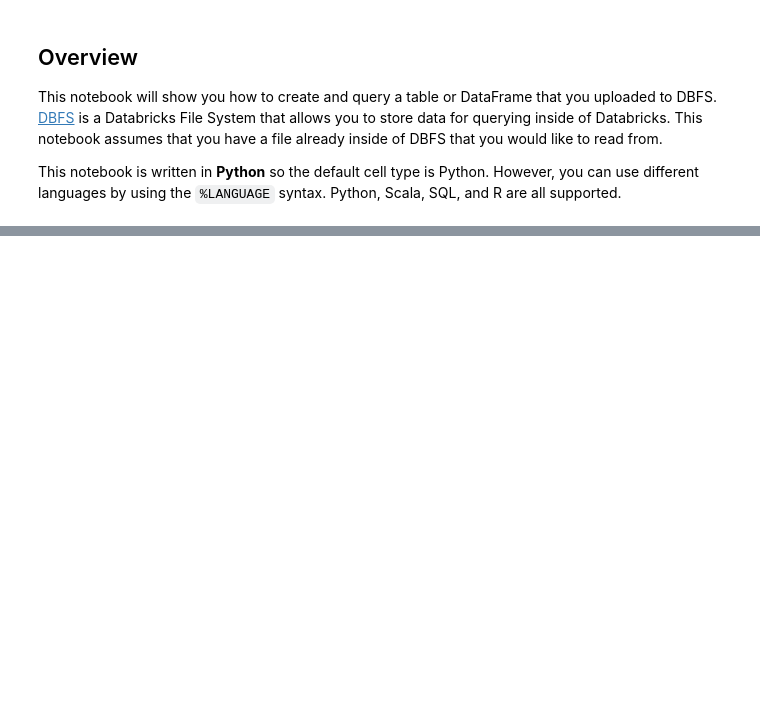
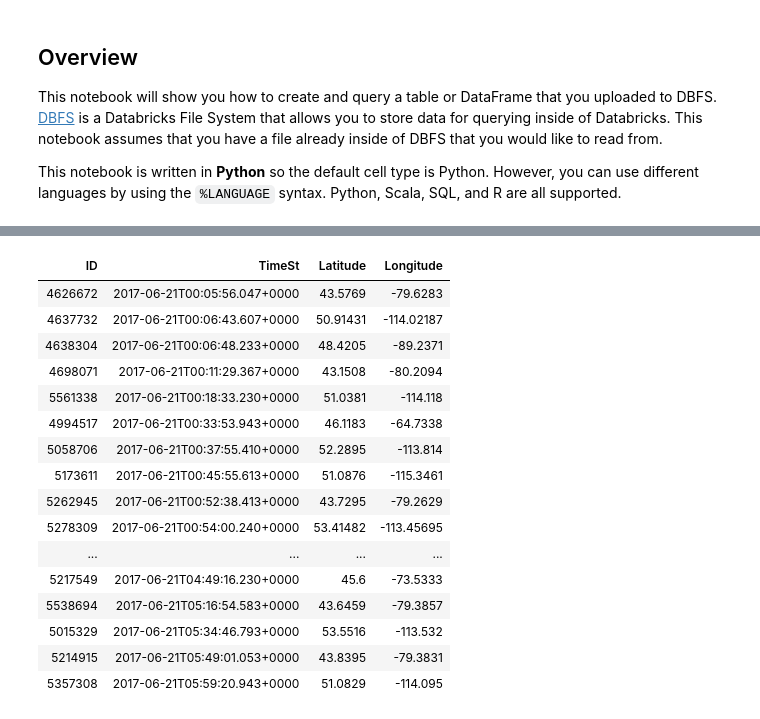
Before and after one commit to mptcloud/ws-data-spark, a Jupyter notebook: notebooks/databricks_spark/pyspark_solution_analysis.ipynb, the cells around one changed output, grey strips where cells are left out. Saved outputs shown, nothing was run; the diff lists cells and outputs as text; code cells hidden in the pictures; blank space fills up the shorter version.

```diff
--- a/notebooks/databricks_spark/pyspark_solution_analysis.ipynb
+++ b/notebooks/databricks_spark/pyspark_solution_analysis.ipynb
@@ -67,5 +109,25 @@ data_df_filtered.count()
 # %% [output]
 [interactive output not drawn]
+# %%
+display(data_df_filtered)
+# %% [output]
+| ID | TimeSt | Latitude | Longitude |
+| 4626672 | 2017-06-21T00:05:56.047+0000 | 43.5769 | -79.6283 |
+| 4637732 | 2017-06-21T00:06:43.607+0000 | 50.91431 | -114.02187 |
+| 4638304 | 2017-06-21T00:06:48.233+0000 | 48.4205 | -89.2371 |
+| 4698071 | 2017-06-21T00:11:29.367+0000 | 43.1508 | -80.2094 |
+| 5561338 | 2017-06-21T00:18:33.230+0000 | 51.0381 | -114.118 |
+| 4994517 | 2017-06-21T00:33:53.943+0000 | 46.1183 | -64.7338 |
+| 5058706 | 2017-06-21T00:37:55.410+0000 | 52.2895 | -113.814 |
+| 5173611 | 2017-06-21T00:45:55.613+0000 | 51.0876 | -115.3461 |
+| 5262945 | 2017-06-21T00:52:38.413+0000 | 43.7295 | -79.2629 |
+| 5278309 | 2017-06-21T00:54:00.240+0000 | 53.41482 | -113.45695 |
+| ... | ... | ... | ... |
+| 5217549 | 2017-06-21T04:49:16.230+0000 | 45.6 | -73.5333 |
+| 5538694 | 2017-06-21T05:16:54.583+0000 | 43.6459 | -79.3857 |
+| 5015329 | 2017-06-21T05:34:46.793+0000 | 53.5516 | -113.532 |
+| 5214915 | 2017-06-21T05:49:01.053+0000 | 43.8395 | -79.3831 |
+| 5357308 | 2017-06-21T05:59:20.943+0000 | 51.0829 | -114.095 |
 # %%
 data_df.count()
 # %% [output]
```
Also changed, not shown: parts of 16 cells of this notebook, 1 other file.
